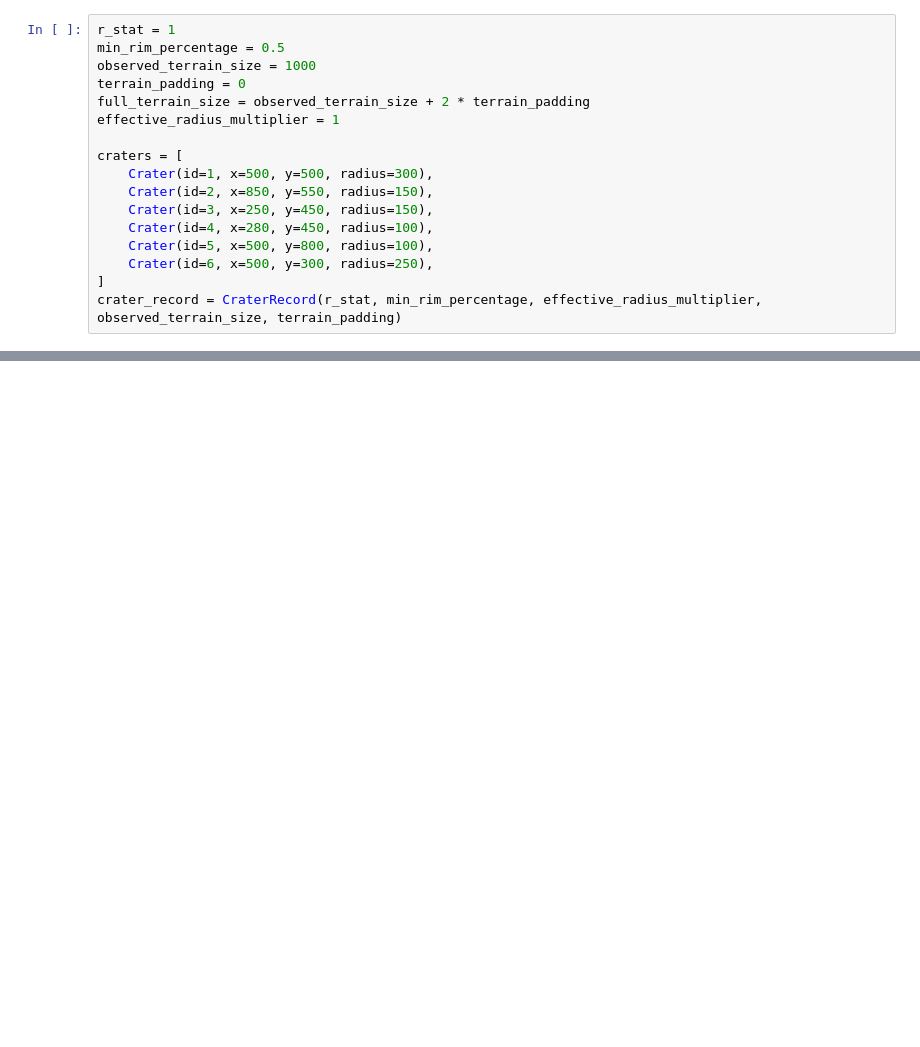
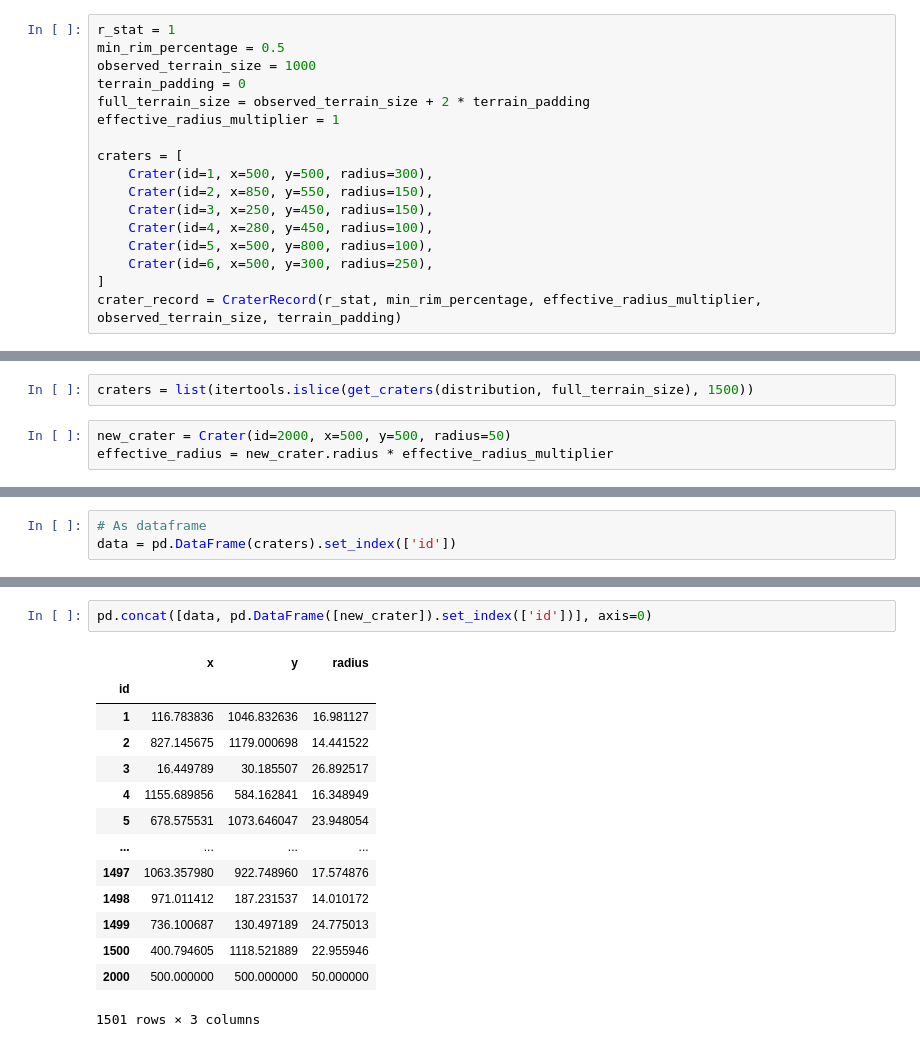
Before and after one commit to seanmason/saturation, a Jupyter notebook: notebooks/CraterRimErasure.ipynb, the cells around one changed output, grey strips where cells are left out. Saved outputs shown, nothing was run; the diff lists cells and outputs as text; blank space fills up the shorter version.

```diff
--- a/notebooks/CraterRimErasure.ipynb
+++ b/notebooks/CraterRimErasure.ipynb
@@ -130,0 +124,5 @@ after/before
+# %%
+craters = list(itertools.islice(get_craters(distribution, full_terrain_size), 1500))
+# %%
+new_crater = Crater(id=2000, x=500, y=500, radius=50)
+effective_radius = new_crater.radius * effective_radius_multiplier
@@ -130,0 +140,3 @@ after/before
+# %%
+# As dataframe
+data = pd.DataFrame(craters).set_index(['id'])
@@ -130,0 +157,17 @@ after/before
+# %%
+pd.concat([data, pd.DataFrame([new_crater]).set_index(['id'])], axis=0)
+# %% [output]
+|  | x | y | radius |
+| id |  |  |  |
+| 1 | 116.783836 | 1046.832636 | 16.981127 |
+| 2 | 827.145675 | 1179.000698 | 14.441522 |
+| 3 | 16.449789 | 30.185507 | 26.892517 |
+| 4 | 1155.689856 | 584.162841 | 16.348949 |
+| 5 | 678.575531 | 1073.646047 | 23.948054 |
+| ... | ... | ... | ... |
+| 1497 | 1063.357980 | 922.748960 | 17.574876 |
+| 1498 | 971.011412 | 187.231537 | 14.010172 |
+| 1499 | 736.100687 | 130.497189 | 24.775013 |
+| 1500 | 400.794605 | 1118.521889 | 22.955946 |
+| 2000 | 500.000000 | 500.000000 | 50.000000 |
+1501 rows × 3 columns
```
Also changed, not shown: parts of 7 cells of this notebook, 5 other files.
